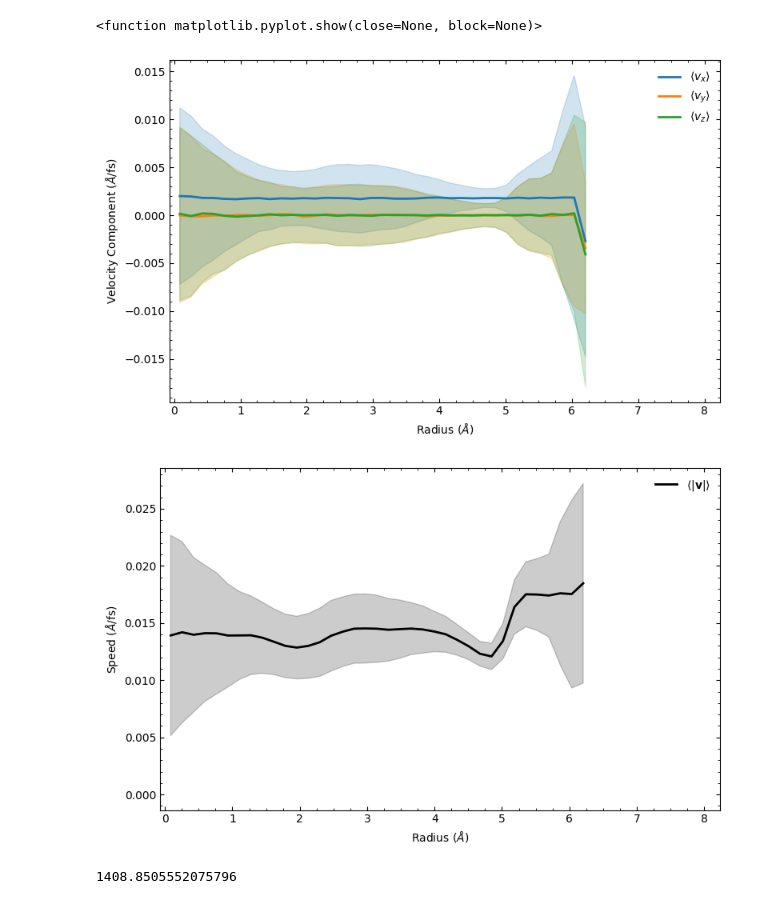
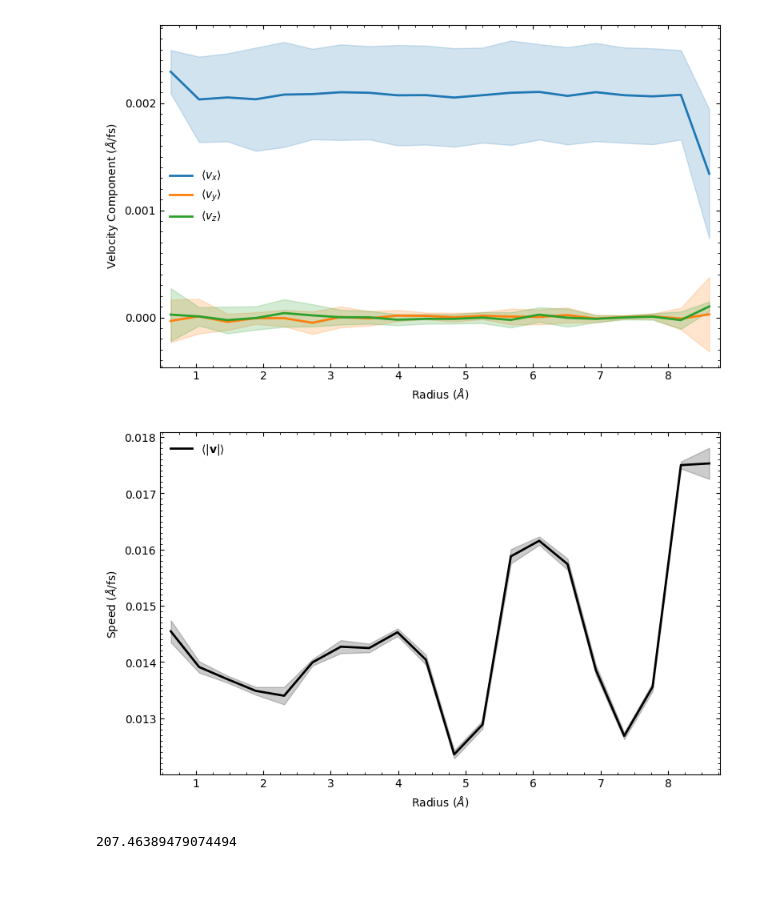
Before and after one commit to JovinRyan/MDToolkit, a Jupyter notebook: MDToolkit/velocity_analysis.ipynb, the cells around one changed output. Saved outputs shown, nothing was run; the diff lists cells and outputs as text; code cells hidden in the pictures.

```diff
--- a/MDToolkit/velocity_analysis.ipynb
+++ b/MDToolkit/velocity_analysis.ipynb
@@ -8,14 +8,14 @@ from MDToolkit.data.objects import Simulation, StructuredSystem
 from MDToolkit.data.misc_objects import BoxVolume, CylinderVolume, get_max_box_volume_from_simulation
 from MDToolkit.analysis.velocity import radial_velocity_profile_time_averaged
 
-cyl = CylinderVolume([-25.174, 0, 0], [25.174, 0, 0], 8.5)
+cyl = CylinderVolume([-24.56, 0, 0], [24.56, 0, 0], 10.5)
 
-file_path = "/media/jrjoseph/Elements/projects/training/cnt_water_ls6/v_profile_calculation/cnt_water_nvt_prod.out"
+file_path = "/media/jrjoseph/Elements/projects/training/cnt_water_ls6/v_profile_calculation/cnt1616_water_nvt_prod.out"
 
 type_dict = {
-    1 : "H",
+    1 : "O",
     2 : "C",
-    3 : "O"
+    3 : "H"
 }
 
 simulation = lammps_dump_file_to_simulation(file_path, type_dict)
@@ -177,22 +177,21 @@ def plot_radial_velocity_profile(
 
     return ax_components, ax_speed
 # %%
-v_prof = radial_velocity_profile_time_averaged(simulation, cyl, bins = 50)
+v_prof = radial_velocity_profile_time_averaged(simulation, cyl, bins = 25)
 # %%
 plot_radial_velocity_profile(
     v_prof,
     x_major=1.0,
     x_minor=0.25,
-    y_major=0.005,
-    y_minor=0.001,
+    y_major=0.001,
+    y_minor=0.0001,
 )
 
-plt.show
+plt.show()
 # %% [output]
-<function matplotlib.pyplot.show(close=None, block=None)>
-[figure, old version]
+[figure, new version]
-[figure, old version]
+[figure, new version]
 # %%
-print(np.nanmedian(v_prof["speed"]) * 100000)
+print(np.nanmedian(v_prof["vx"]) * 100000)
 # %% [output]
-1408.8505552075796
+207.46389479074494
```
Also changed, not shown: 9 other files.
